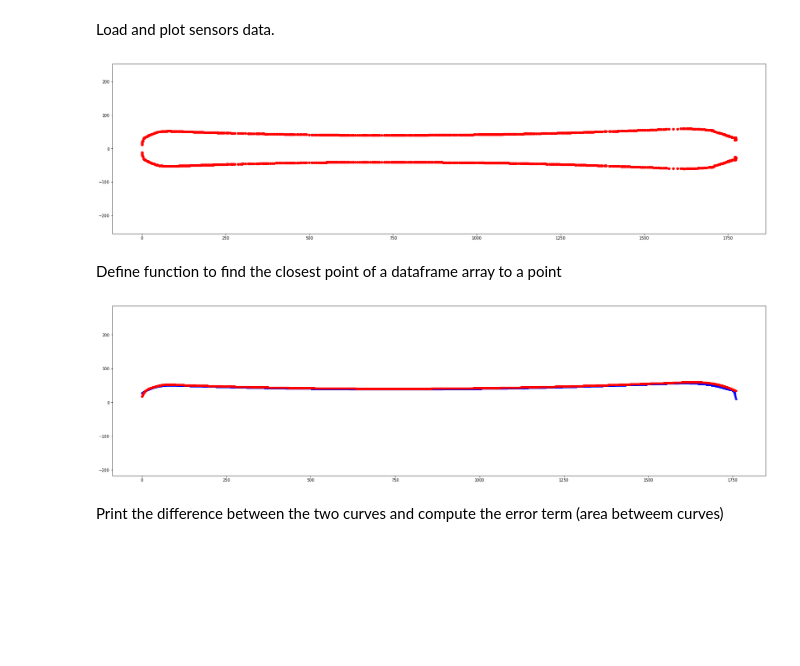
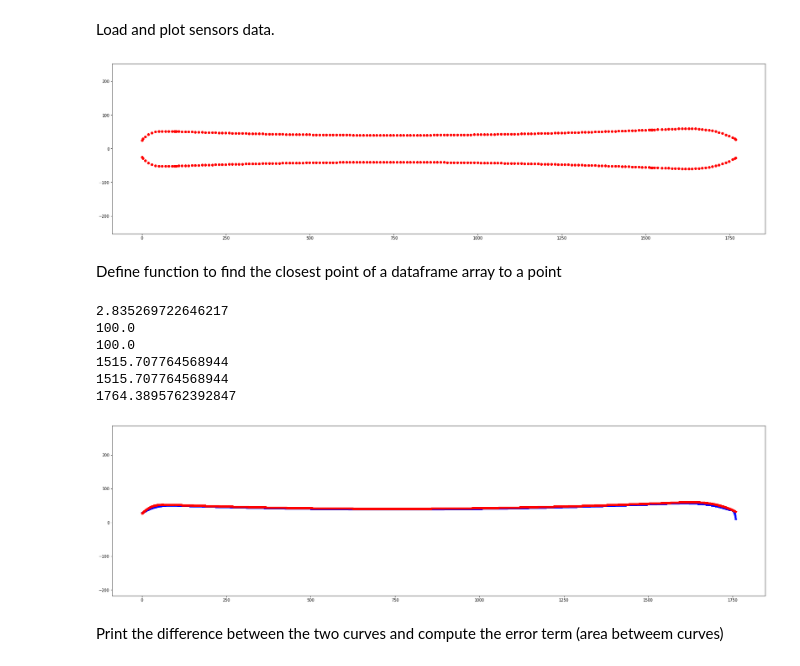
Before and after one commit to raphaFanti/skiScanner-DataLogger, a Jupyter notebook: Post processing/dxf files comparison.ipynb, the cells around one changed output. Cells and saved outputs as stored; diff of their text form; code cells hidden in the pictures; blank space fills up the shorter version.

```diff
--- a/Post processing/dxf files comparison.ipynb
+++ b/Post processing/dxf files comparison.ipynb
@@ -121,0 +151,24 @@ def shift_data(x_points, minimum):
+# %%
+msp2 = doc.modelspace()
+ski_profile_L = []
+ski_profile_W = []
+plt.figure(figsize=(40, 8))
+
+for spline in msp2.query('SPLINE'):
+
+    fitpoints = spline.fit_points.__str__()
+    controlpoints = spline.control_points.__str__()
+    knots = spline.knots.__str__()
+    weights = spline.weights.__str__()
+
+    if np.array(spline.control_points)[0,1] > 0:
+        ski_profile_L = np.append(ski_profile_L,np.array(spline.control_points)[:,0])
+        ski_profile_W = np.append(ski_profile_W,np.array(spline.control_points)[:,1])
+
+    plt.plot(np.array(spline.control_points)[:,0],np.array(spline.control_points)[:,1], 'o')
+
+for line in msp2.query('LINE'):
+    plt.plot([np.array(line.dxf.start)[0],np.array(line.dxf.end)[0]],[np.array(line.dxf.start)[1],np.array(line.dxf.end)[1]],'b-')
+
+plt.axis('equal')
+plt.show()
@@ -121,0 +179,5 @@ def shift_data(x_points, minimum):
+# %%
+d = {'L': ski_profile_L, 'W': ski_profile_W}
+
+ski_profile = pd.DataFrame(data=d)
+ski_profile
@@ -122,25 +198,25 @@ def shift_data(x_points, minimum):
 # %% [markdown]
 Load and plot sensors data.
 # %%
-ski_profile = pd.read_csv(r'C:\Users\Administrator\arduino ski scanner\ski scanner\skiScanner-DataLogger\Post processing\sensorsdata.csv', sep = ",")
+#ski_profile = pd.read_csv(r'C:\Users\Administrator\arduino ski scanner\ski scanner\skiScanner-DataLogger\Post processing\sensorsdata.csv', sep = ",")
 
 ski_profile = ski_profile*10 #To get mm values
-
+ski_profile = ski_profile.sort_values('L',ascending=True)
 # Plot two sides of the ski
 
 # Flip data to have the tail starting from zero
 ski_profile['L'] = ski_profile['L'] - ski_profile['L'].max()
 ski_profile['L'] = -ski_profile['L']
 ski_profile = ski_profile.sort_values('L',ascending=True)
 plt.figure(figsize=(30, 8))
 
 plt.plot(ski_profile['L'], ski_profile['W'], 'ro')
 plt.plot(ski_profile['L'], -ski_profile['W'], 'ro')
 
 plt.axis('equal')
 plt.show()
 # %% [output]
-[figure, old version]
+[figure, new version]
 # %% [markdown]
 Define function to find the closest point of a dataframe array to a point
 # %%
@@ -186,9 +262,9 @@ for spline in msp.query('SPLINE[layer=="2_Ski"]'):
     if y_nodes[1]> 0:
         # Find closest start and end points in ski profile
         start_point = closest_point(x_nodes[0],ski_profile['L'])
-
+        print(start_point)
         end_point = closest_point(x_nodes[-1],ski_profile['L'])
-
+        print(end_point)
         #For each spline create myspline for sensors' data
         section = ski_profile[['L','W']][ (ski_profile['L']>=start_point) & (ski_profile['L']<end_point)]
 
@@ -222,6 +298,12 @@ for spline in msp.query('SPLINE[layer=="2_Ski"]'):
 plt.axis('equal')
 plt.show()
 # %% [output]
+2.835269722646217
+100.0
+100.0
+1515.707764568944
+1515.707764568944
+1764.3895762392847
 [figure]
 # %% [markdown]
 Print the difference between the two curves and compute the error term (area betweem curves)
```
Also changed, not shown: parts of 9 cells of this notebook, 4 other files.
